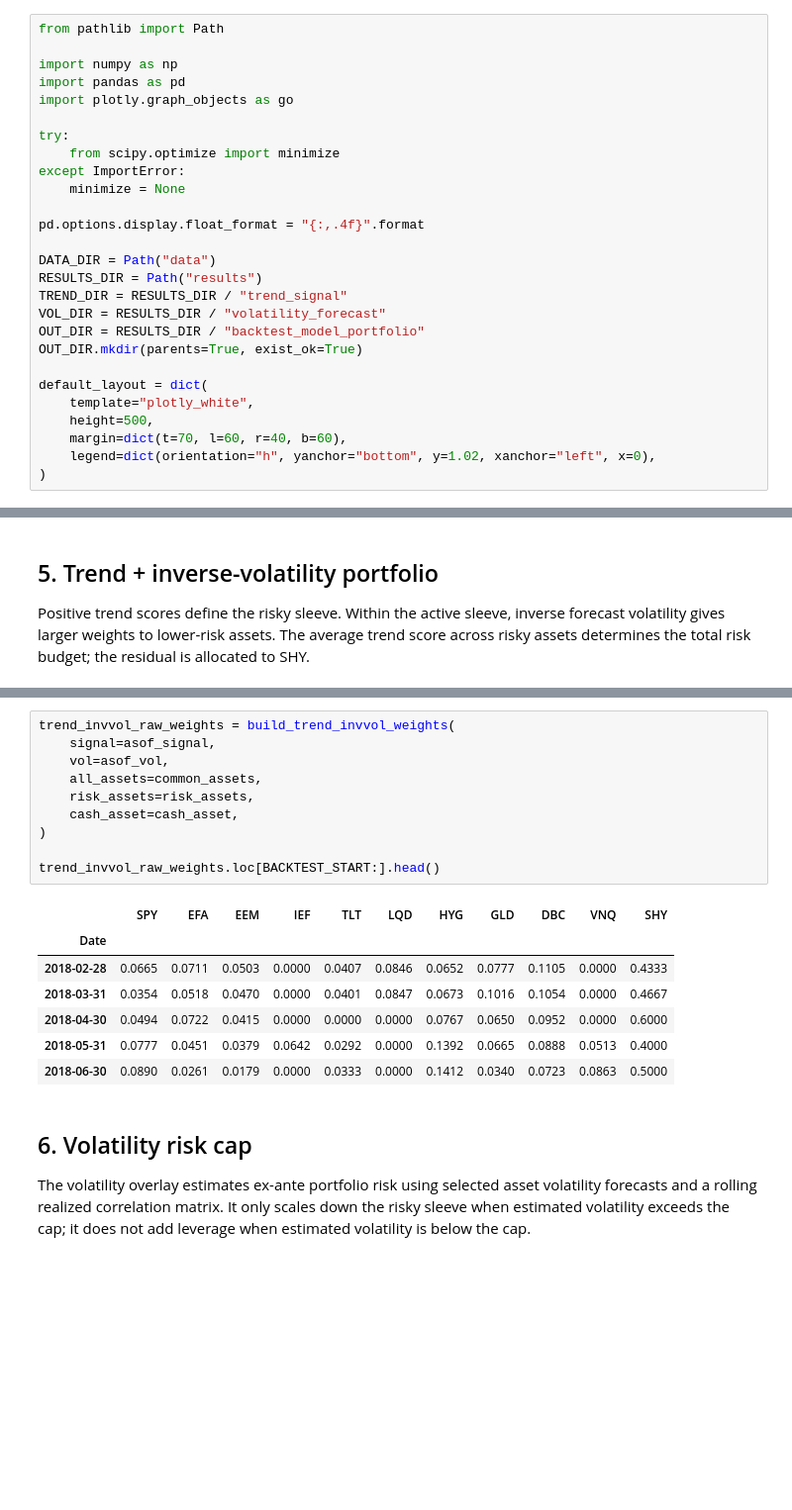
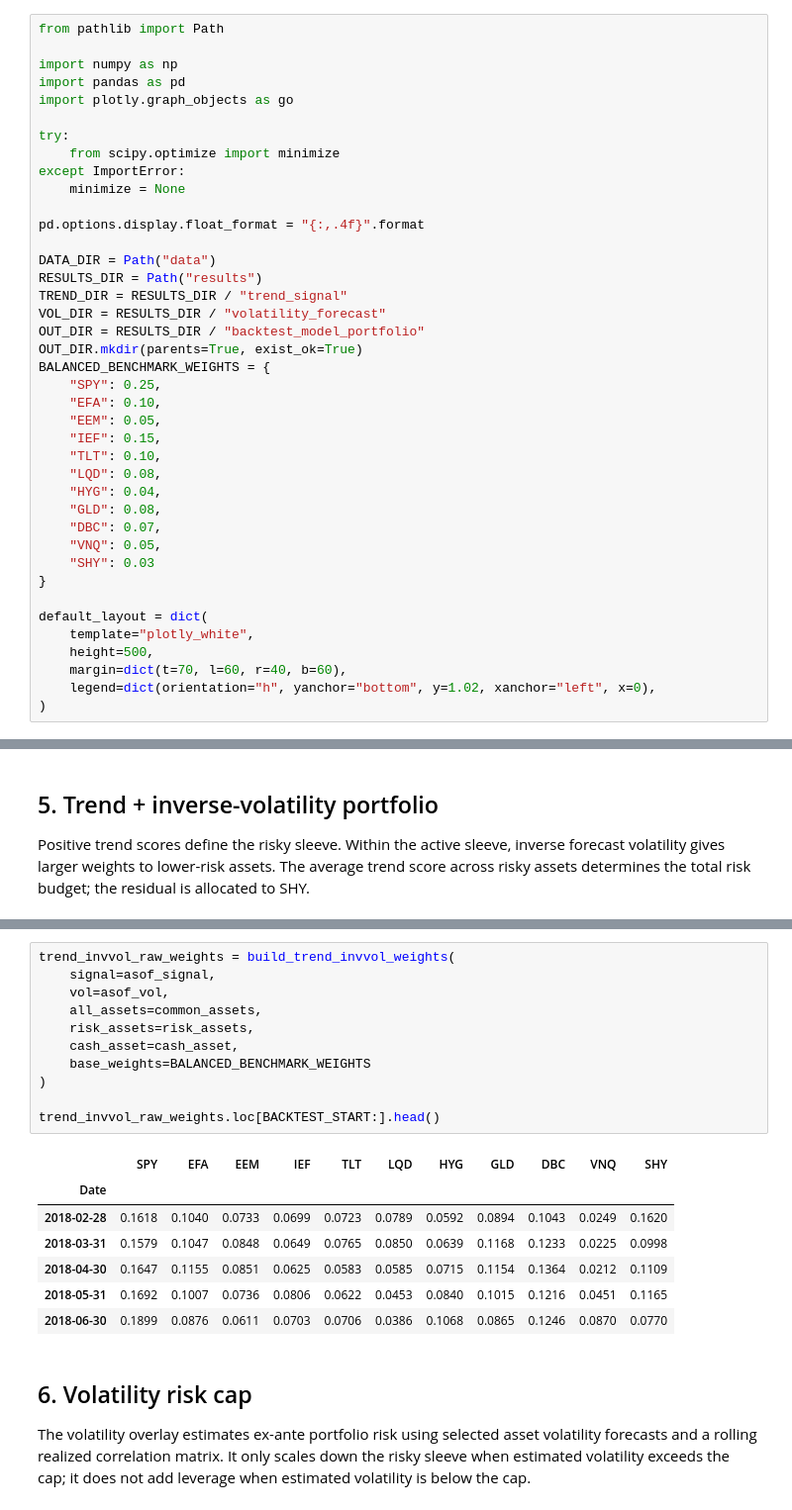
Before and after one commit to matteomodrian/project-trend-invvol-strategy, a Jupyter notebook: 04_backtest_model_portfolio_reviewed.ipynb, the cells around one changed output, grey strips where cells are left out. Shown at 99% size. Cells and saved outputs as stored; diff of their text form; blank space fills up the shorter version.

```diff
--- a/04_backtest_model_portfolio_reviewed.ipynb
+++ b/04_backtest_model_portfolio_reviewed.ipynb
@@ -22,6 +22,19 @@ TREND_DIR = RESULTS_DIR / "trend_signal"
 VOL_DIR = RESULTS_DIR / "volatility_forecast"
 OUT_DIR = RESULTS_DIR / "backtest_model_portfolio"
 OUT_DIR.mkdir(parents=True, exist_ok=True)
+BALANCED_BENCHMARK_WEIGHTS = {
+    "SPY": 0.25,
+    "EFA": 0.10,
+    "EEM": 0.05,
+    "IEF": 0.15,
+    "TLT": 0.10,
+    "LQD": 0.08,
+    "HYG": 0.04,
+    "GLD": 0.08,
+    "DBC": 0.07,
+    "VNQ": 0.05,
+    "SHY": 0.03
+}
 
 default_layout = dict(
     template="plotly_white",
@@ -292,21 +349,22 @@ def build_trend_invvol_weights(signal, vol, all_assets, risk_assets, cash_asset=
 # %%
 trend_invvol_raw_weights = build_trend_invvol_weights(
     signal=asof_signal,
     vol=asof_vol,
     all_assets=common_assets,
     risk_assets=risk_assets,
     cash_asset=cash_asset,
+    base_weights=BALANCED_BENCHMARK_WEIGHTS
 )
 
 trend_invvol_raw_weights.loc[BACKTEST_START:].head()
 # %% [output]
 |  | SPY | EFA | EEM | IEF | TLT | LQD | HYG | GLD | DBC | VNQ | SHY |
 | Date |  |  |  |  |  |  |  |  |  |  |  |
-| 2018-02-28 | 0.0665 | 0.0711 | 0.0503 | 0.0000 | 0.0407 | 0.0846 | 0.0652 | 0.0777 | 0.1105 | 0.0000 | 0.4333 |
-| 2018-03-31 | 0.0354 | 0.0518 | 0.0470 | 0.0000 | 0.0401 | 0.0847 | 0.0673 | 0.1016 | 0.1054 | 0.0000 | 0.4667 |
-| 2018-04-30 | 0.0494 | 0.0722 | 0.0415 | 0.0000 | 0.0000 | 0.0000 | 0.0767 | 0.0650 | 0.0952 | 0.0000 | 0.6000 |
-| 2018-05-31 | 0.0777 | 0.0451 | 0.0379 | 0.0642 | 0.0292 | 0.0000 | 0.1392 | 0.0665 | 0.0888 | 0.0513 | 0.4000 |
-| 2018-06-30 | 0.0890 | 0.0261 | 0.0179 | 0.0000 | 0.0333 | 0.0000 | 0.1412 | 0.0340 | 0.0723 | 0.0863 | 0.5000 |
+| 2018-02-28 | 0.1618 | 0.1040 | 0.0733 | 0.0699 | 0.0723 | 0.0789 | 0.0592 | 0.0894 | 0.1043 | 0.0249 | 0.1620 |
+| 2018-03-31 | 0.1579 | 0.1047 | 0.0848 | 0.0649 | 0.0765 | 0.0850 | 0.0639 | 0.1168 | 0.1233 | 0.0225 | 0.0998 |
+| 2018-04-30 | 0.1647 | 0.1155 | 0.0851 | 0.0625 | 0.0583 | 0.0585 | 0.0715 | 0.1154 | 0.1364 | 0.0212 | 0.1109 |
+| 2018-05-31 | 0.1692 | 0.1007 | 0.0736 | 0.0806 | 0.0622 | 0.0453 | 0.0840 | 0.1015 | 0.1216 | 0.0451 | 0.1165 |
+| 2018-06-30 | 0.1899 | 0.0876 | 0.0611 | 0.0703 | 0.0706 | 0.0386 | 0.1068 | 0.0865 | 0.1246 | 0.0870 | 0.0770 |
 # %% [markdown]
 ## 6. Volatility risk cap
 
```
Also changed, not shown: parts of 11 cells of this notebook, 6 other files.
